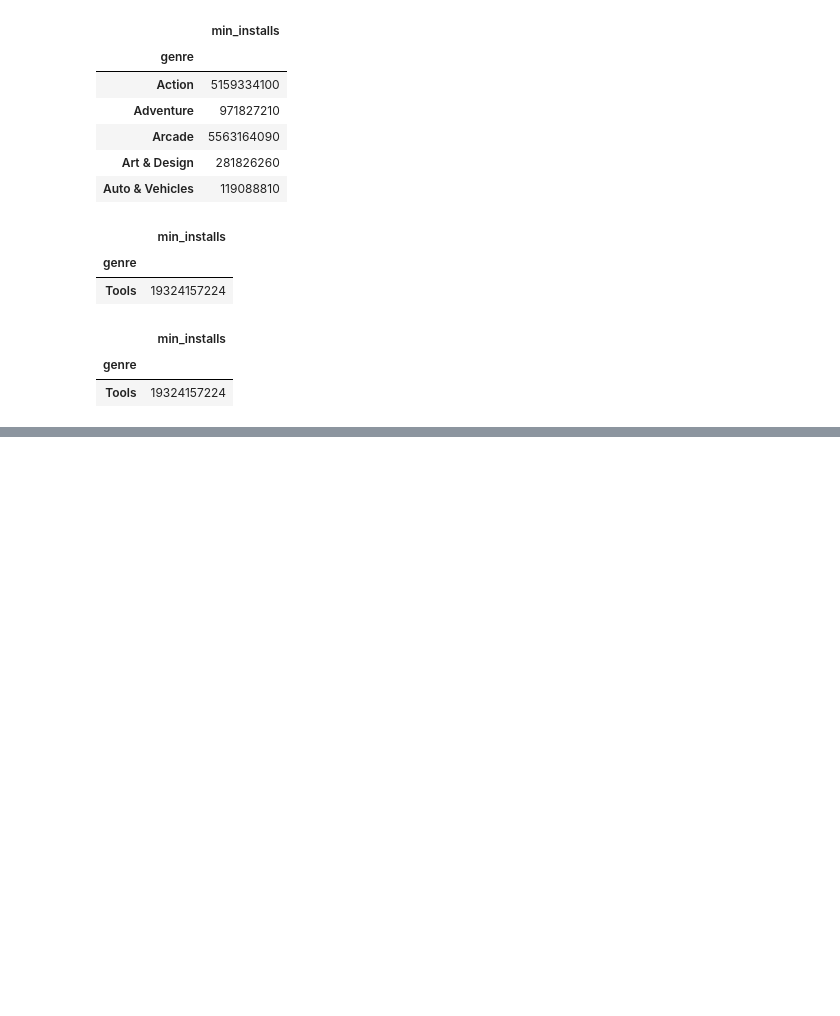
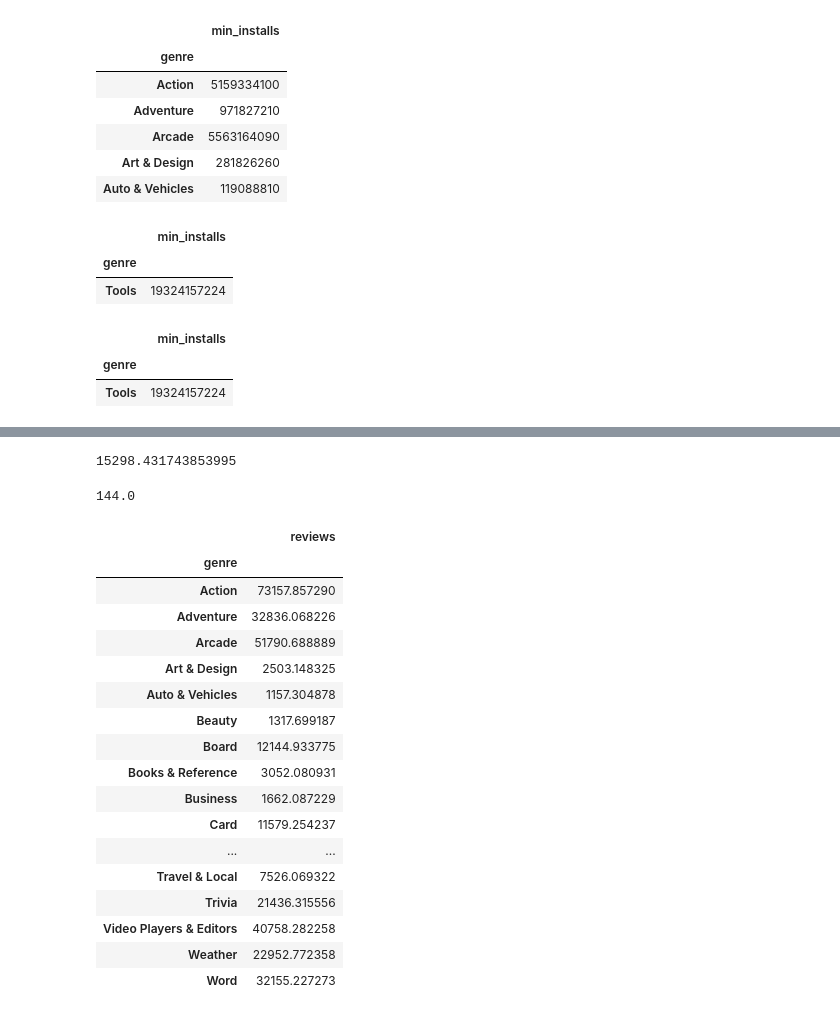
Before and after one commit to bayraktarengin/eurotech, a Jupyter notebook: kaggle/GooglePlayStore.ipynb, the cells around one changed output, grey strips where cells are left out. Drawn from its saved outputs; the diff is of its cells as text; code cells hidden in the pictures; blank space fills up the shorter version.

```diff
--- a/kaggle/GooglePlayStore.ipynb
+++ b/kaggle/GooglePlayStore.ipynb
@@ -357,0 +556,29 @@ dtype: float64
+# %%
+df["reviews"].mean()
+# %% [output]
+15298.431743853995
+# %%
+df["reviews"].median()
+# %% [output]
+144.0
+# %%
+df.groupby("genre").agg({"reviews": "mean"})
+# %% [output]
+|  | reviews |
+| genre |  |
+| Action | 73157.857290 |
+| Adventure | 32836.068226 |
+| Arcade | 51790.688889 |
+| Art & Design | 2503.148325 |
+| Auto & Vehicles | 1157.304878 |
+| Beauty | 1317.699187 |
+| Board | 12144.933775 |
+| Books & Reference | 3052.080931 |
+| Business | 1662.087229 |
+| Card | 11579.254237 |
+| ... | ... |
+| Travel & Local | 7526.069322 |
+| Trivia | 21436.315556 |
+| Video Players & Editors | 40758.282258 |
+| Weather | 22952.772358 |
+| Word | 32155.227273 |
```
Also changed, not shown: parts of 31 cells of this notebook.
